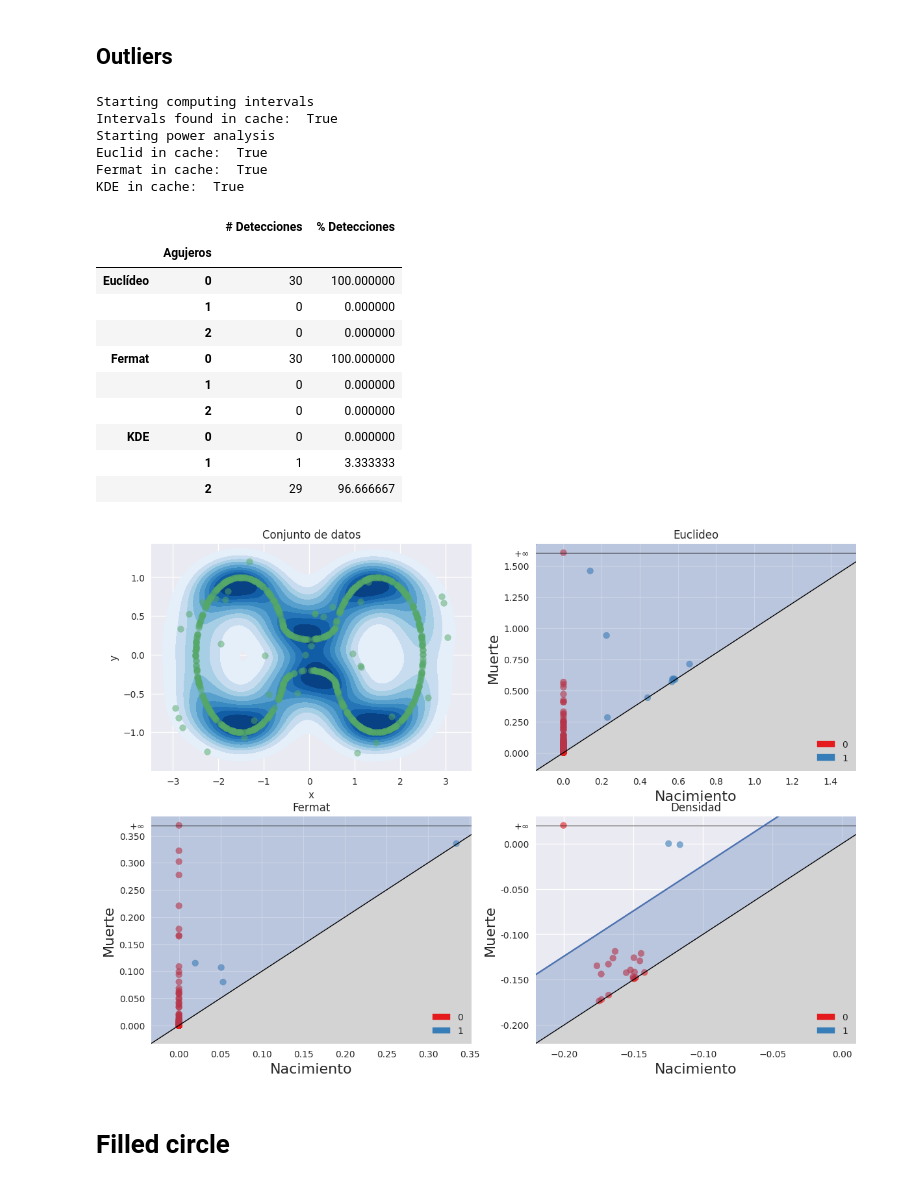
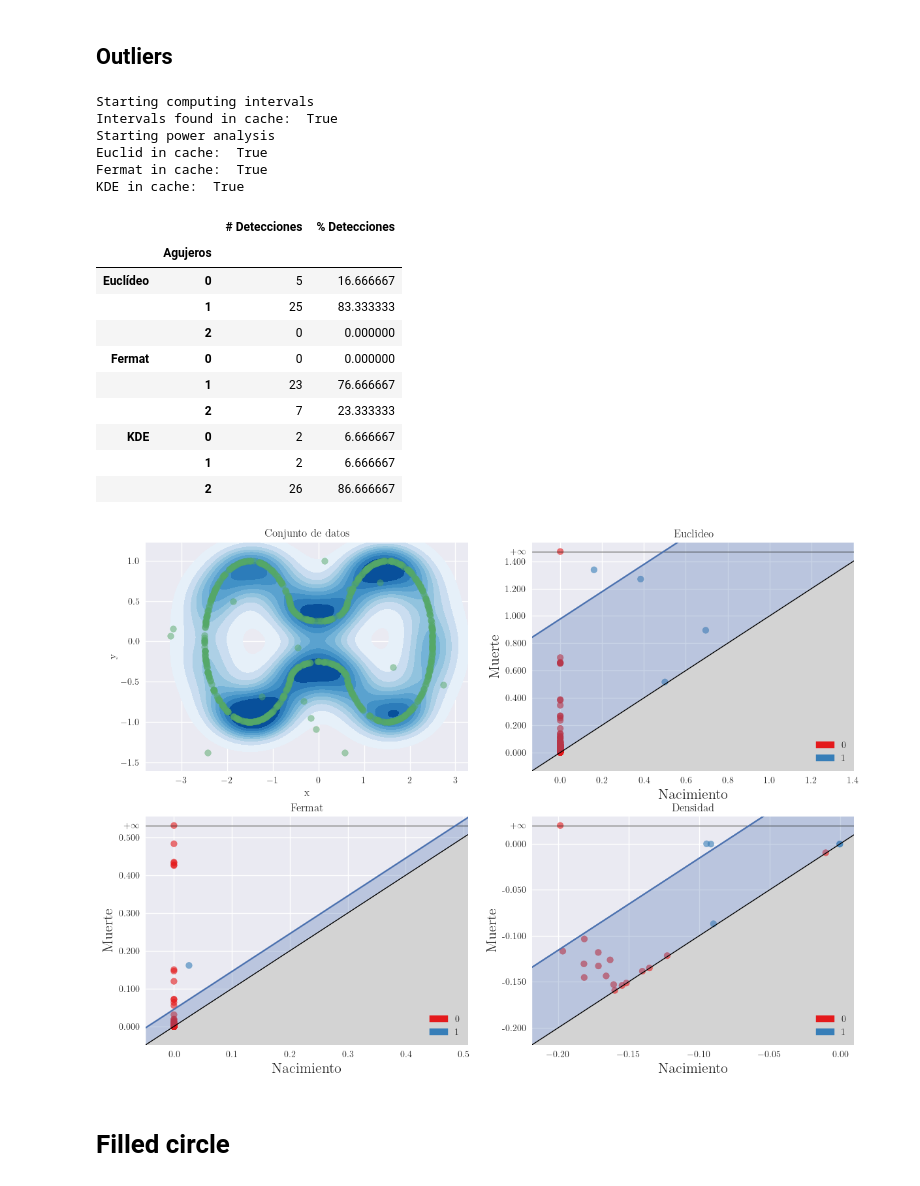
Before and after one commit to diegobatt/pytesis-memfce, a Jupyter notebook: exploration/Power-working.ipynb, the cells around one changed output. Cells and saved outputs as stored; diff of their text form; code cells hidden in the pictures.

```diff
--- a/exploration/Power-working.ipynb
+++ b/exploration/Power-working.ipynb
@@ -19,9 +19,10 @@ from functools import partial
 # %%
 n = 500
 sd = 0.075
-iqr_factor = 0.2
-outliers_frac = 0.05
+iqr_factor = 0.3
+outliers_frac = 0.02
 B = 30
+robust_quantile = 0.97
 # %% [markdown]
 ## Base
 # %%
@@ -89,11 +97,11 @@ KDE in cache:  True
 # %% [markdown]
 # Circulo Gaussiano
 # %%
-n = 500
-sd = 0.075
-iqr_factor = 0.2
-outliers_frac = 0.05
-B = 30
+# n = 500
+# sd = 0.075
+# iqr_factor = 0.2
+# outliers_frac = 0.05
+# B = 30
 # %% [markdown]
 ## Base
 # %%
@@ -161,8 +177,8 @@ KDE in cache:  True
 # Eyeglasses
 # %%
 n = 750
-bridge_height = 0.4
-sd = 0.05
+bridge_height = 0.5
+sd = 0.04
 h = 0.20
 B = 30
 # %% [markdown]
@@ -214,29 +233,29 @@ KDE in cache:  True
 # %%
 eyeglasses_outliers_factory = compose(
     partial(add_outliers, frac=outliers_frac, iqr_factor=iqr_factor),
     eyeglasses_factory
 )
-eyeglasses_outliers_results = run_all(eyeglasses_outliers_factory, h=h, B_power=B)
+eyeglasses_outliers_results = run_all(eyeglasses_outliers_factory, h=h, B_power=B, robust_quantile=robust_quantile)
 eyeglasses_outliers_results.powers
 # %% [output]
 Starting computing intervals
 Intervals found in cache:  True
 Starting power analysis
 Euclid in cache:  True
 Fermat in cache:  True
 KDE in cache:  True
 |  |  | # Detecciones | % Detecciones |
 |  | Agujeros |  |  |
-| Euclídeo | 0 | 30 | 100.000000 |
-|  | 1 | 0 | 0.000000 |
+| Euclídeo | 0 | 5 | 16.666667 |
+|  | 1 | 25 | 83.333333 |
 |  | 2 | 0 | 0.000000 |
-| Fermat | 0 | 30 | 100.000000 |
-|  | 1 | 0 | 0.000000 |
-|  | 2 | 0 | 0.000000 |
-| KDE | 0 | 0 | 0.000000 |
-|  | 1 | 1 | 3.333333 |
-|  | 2 | 29 | 96.666667 |
+| Fermat | 0 | 0 | 0.000000 |
+|  | 1 | 23 | 76.666667 |
+|  | 2 | 7 | 23.333333 |
+| KDE | 0 | 2 | 6.666667 |
+|  | 1 | 2 | 6.666667 |
+|  | 2 | 26 | 86.666667 |
-[figure, old version]
+[figure, new version]
 # %% [markdown]
 # Filled circle
 # %%
```
Also changed, not shown: parts of 10 cells of this notebook, 6 other files.
